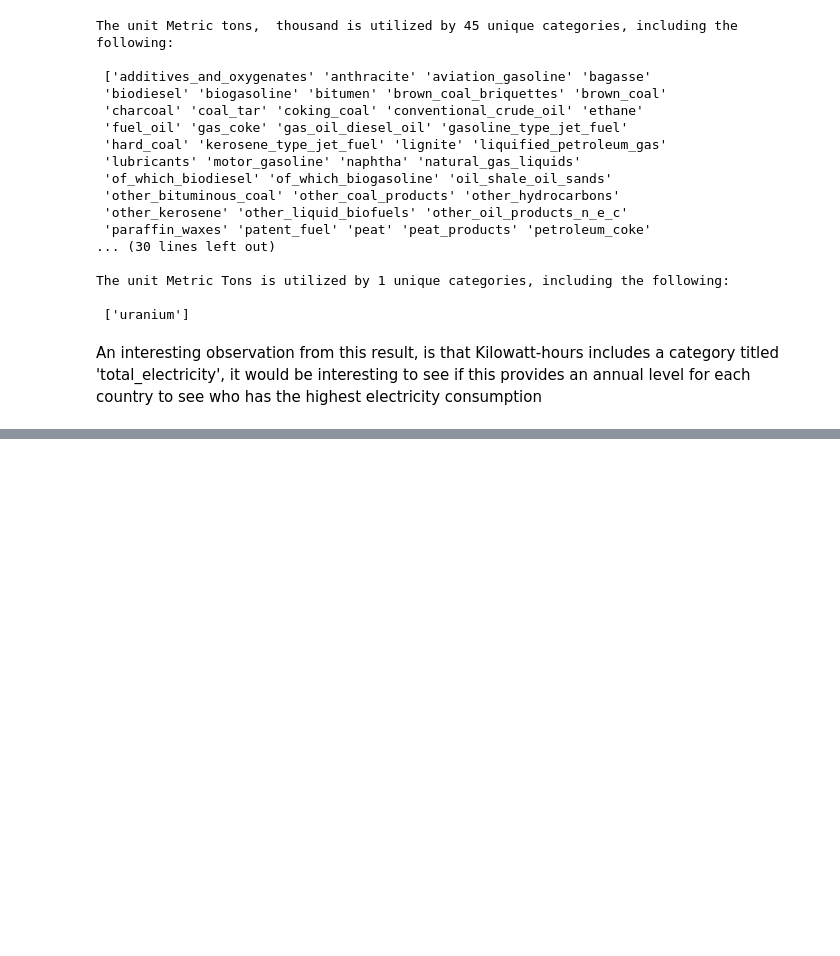
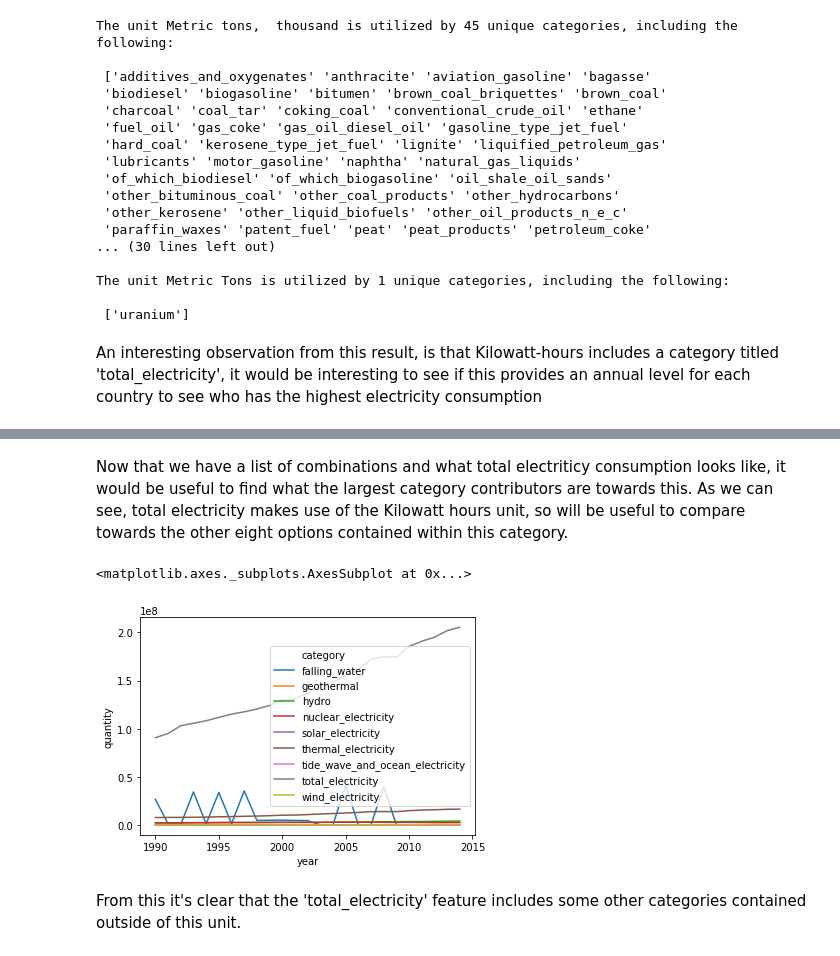
Before and after one commit to See-You-Data/UNInternationalEnergyData, a Jupyter notebook: dan_exploratory_analysis.ipynb, the cells around one changed output, grey strips where cells are left out. Drawn from its saved outputs; the diff is of its cells as text; code cells hidden in the pictures; blank space fills up the shorter version.

```diff
--- a/dan_exploratory_analysis.ipynb
+++ b/dan_exploratory_analysis.ipynb
@@ -98,0 +101,15 @@ sns.lineplot(y=df_total['quantity'],x=df_total.index)
+# %% [markdown]
+Now that we have a list of combinations and what total electriticy consumption looks like, it would be useful to find what the largest category contributors are towards this. As we can see, total electricity makes use of the Kilowatt hours unit, so will be useful to compare towards the other eight options contained within this category.
+# %%
+unit = 'Kilowatt-hours, million'
+df_total_unit = df[df['unit']==unit].groupby(['year','category']).sum()
+df_total_unit.drop(['quantity_footnotes'],axis=1,inplace=True)
+df_total_unit.reset_index(inplace=True)
+df_total_unit.head()
+sns.lineplot(y=df_total_unit['quantity'],x=df_total_unit['year'],hue=df_total_unit['category'])
+#plt.ylim([0,2.5E8])
+# %% [output]
+<matplotlib.axes._subplots.AxesSubplot at 0x...>
+[figure, added]
+# %% [markdown]
+From this it's clear that the 'total_electricity' feature includes some other categories contained outside of this unit.
```
Also changed, not shown: parts of 1 cell of this notebook.
